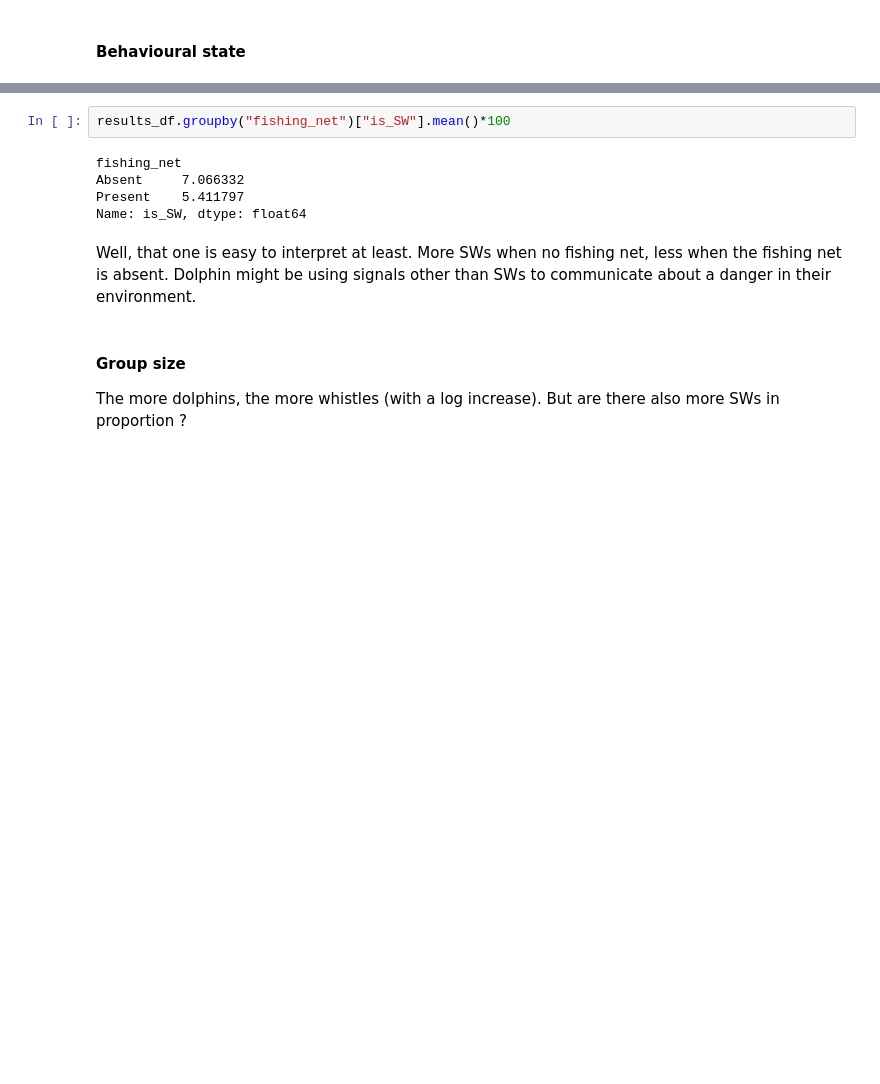
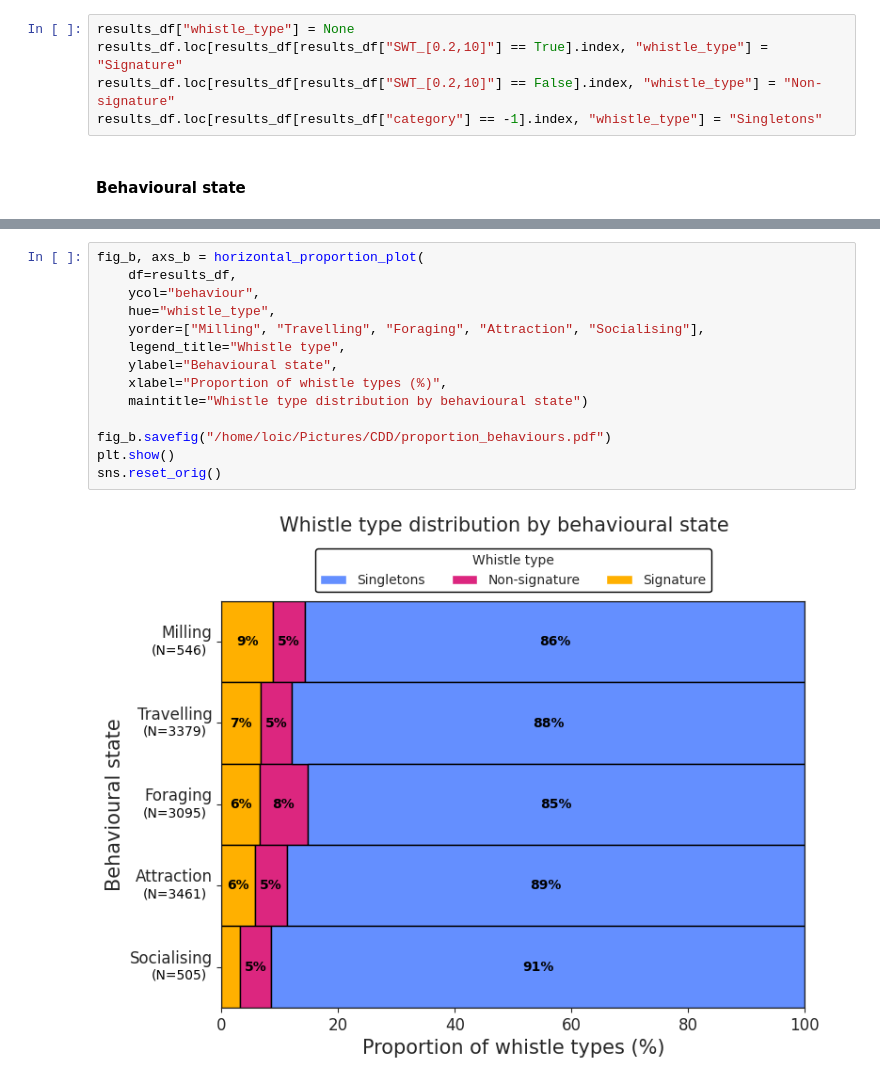
Before and after one commit to Loic-lhf/SIGWI, a Jupyter notebook: WCT_analysis.ipynb, the cells around one changed output, grey strips where cells are left out. Cells and saved outputs as stored; diff of their text form; blank space fills up the shorter version.

```diff
--- a/WCT_analysis.ipynb
+++ b/WCT_analysis.ipynb
@@ -976,5 +551,10 @@ Min: 5.71
 Let's investigate if the proportion SWs/whistles varies depeding on our recorded variables.
 
 Why? Because I've seen it here [Janik et al. 1994](http://link.springer.com/10.1007/BF00170704)
+# %%
+results_df["whistle_type"] = None
+results_df.loc[results_df[results_df["SWT_[0.2,10]"] == True].index, "whistle_type"] = "Signature"
+results_df.loc[results_df[results_df["SWT_[0.2,10]"] == False].index, "whistle_type"] = "Non-signature"
+results_df.loc[results_df[results_df["category"] == -1].index, "whistle_type"] = "Singletons"
 # %% [markdown]
 #### Behavioural state
@@ -1178,13 +561,16 @@ sns.reset_orig()
-# %%
-results_df.groupby("fishing_net")["is_SW"].mean()*100
-# %% [output]
-fishing_net
-Absent     7.066332
-Present    5.411797
-Name: is_SW, dtype: float64
-# %% [markdown]
-Well, that one is easy to interpret at least. More SWs when no fishing net, less when the fishing net is absent. Dolphin might be using signals other than SWs to communicate about a danger in their environment.
-# %% [markdown]
-#### Group size
-
-The more dolphins, the more whistles (with a log increase). But are there also more SWs in proportion ?
+# %%
+fig_b, axs_b = horizontal_proportion_plot(
+    df=results_df,
+    ycol="behaviour",
+    hue="whistle_type",
+    yorder=["Milling", "Travelling", "Foraging", "Attraction", "Socialising"],
+    legend_title="Whistle type",
+    ylabel="Behavioural state",
+    xlabel="Proportion of whistle types (%)",
+    maintitle="Whistle type distribution by behavioural state")
+
+fig_b.savefig("/home/loic/Pictures/CDD/proportion_behaviours.pdf")
+plt.show()
+sns.reset_orig()
+# %% [output]
+[figure, added]
```
Also changed, not shown: parts of 57 cells of this notebook, 9 other files.
